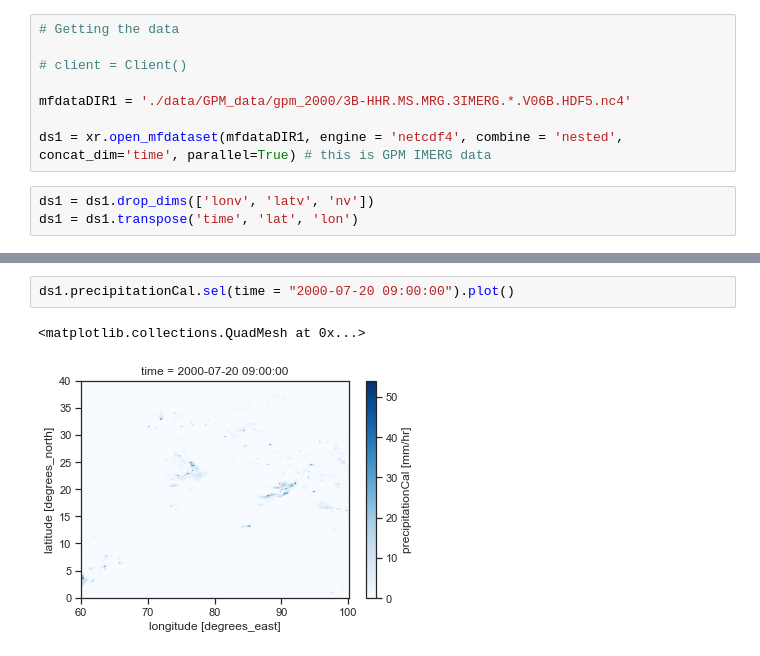
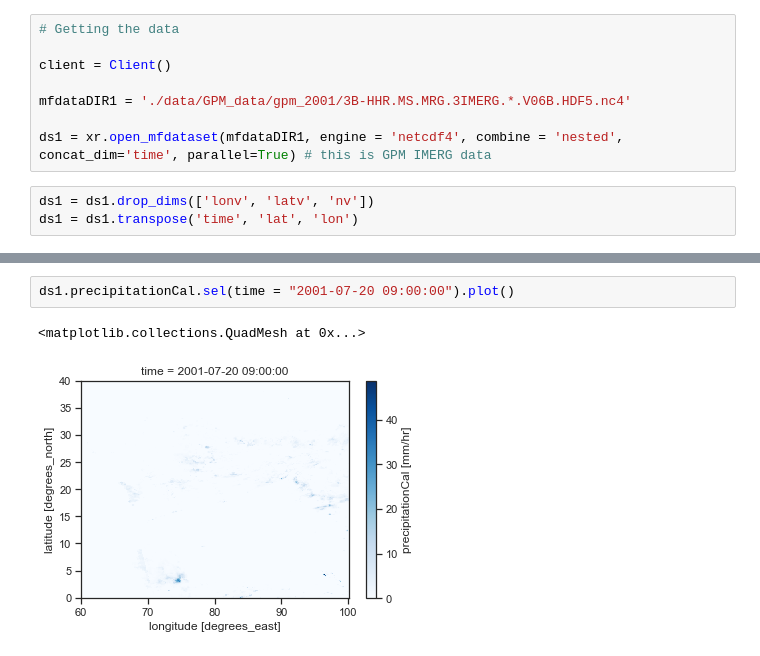
Before and after one commit to adisen99/msc_project, a Jupyter notebook: test.ipynb, the cells around one changed output, grey strips where cells are left out. Drawn from its saved outputs; the diff is of its cells as text.

```diff
--- a/test.ipynb
+++ b/test.ipynb
@@ -19,9 +19,9 @@ xr.set_options(cmap_divergent='RdBu', cmap_sequential='Blues')
 # %%
 # Getting the data
 
-# client = Client()
+client = Client()
 
-mfdataDIR1 = './data/GPM_data/gpm_2000/3B-HHR.MS.MRG.3IMERG.*.V06B.HDF5.nc4'
+mfdataDIR1 = './data/GPM_data/gpm_2001/3B-HHR.MS.MRG.3IMERG.*.V06B.HDF5.nc4'
 
 ds1 = xr.open_mfdataset(mfdataDIR1, engine = 'netcdf4', combine = 'nested', concat_dim='time', parallel=True) # this is GPM IMERG data
 # %%
@@ -102,5 +102,5 @@ history :
 # %%
-ds1.precipitationCal.sel(time = "2000-07-20 09:00:00").plot()
+ds1.precipitationCal.sel(time = "2001-07-20 09:00:00").plot()
 # %% [output]
 <matplotlib.collections.QuadMesh at 0x...>
-[figure, old version]
+[figure, new version]
```
Also changed, not shown: parts of 1 cell of this notebook, 1 other file.
